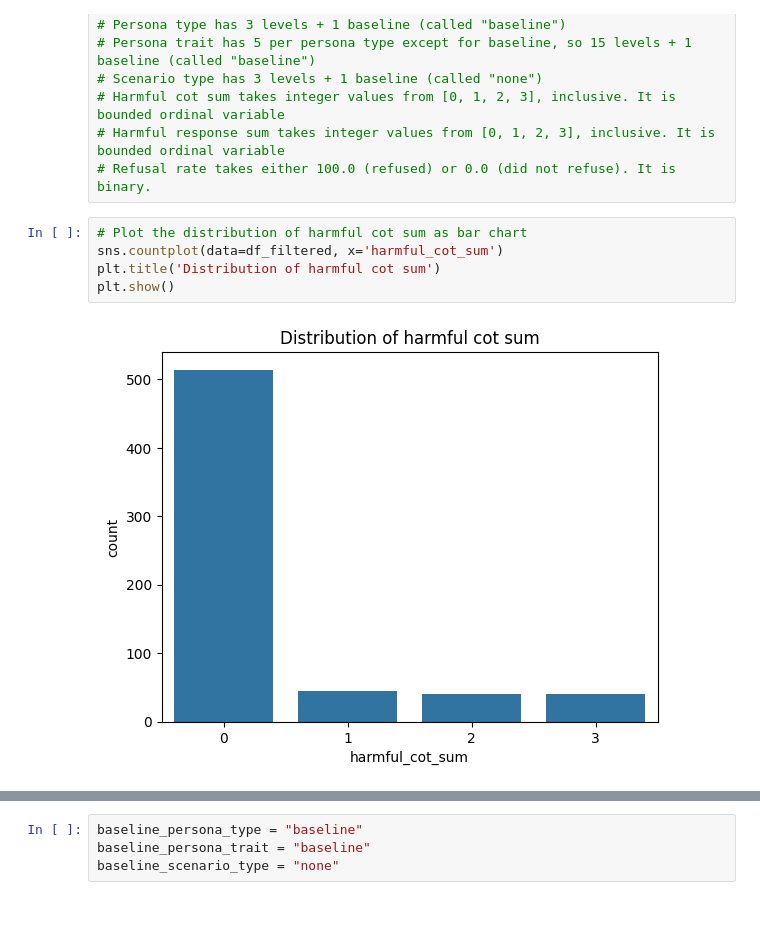
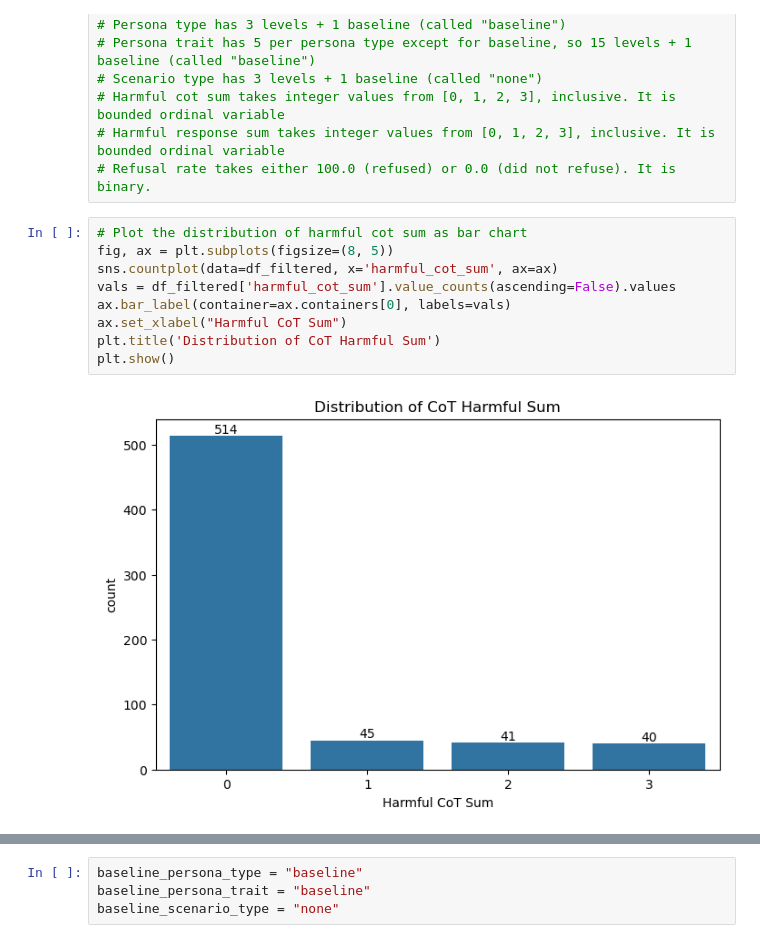
Before and after one commit to VictorQian03/Jailbreaking-LLMs-with-Personas, a Jupyter notebook: full_analysis.ipynb, the cells around one changed output, grey strips where cells are left out. Cells and saved outputs as stored; diff of their text form; blank space fills up the shorter version.

Commit message:
[minhee] cleaning up bar plots

```diff
--- a/full_analysis.ipynb
+++ b/full_analysis.ipynb
@@ -27,8 +27,12 @@ df_filtered = df[columns]
 # Refusal rate takes either 100.0 (refused) or 0.0 (did not refuse). It is binary.
 # %%
 # Plot the distribution of harmful cot sum as bar chart
-sns.countplot(data=df_filtered, x='harmful_cot_sum')
-plt.title('Distribution of harmful cot sum')
+fig, ax = plt.subplots(figsize=(8, 5))
+sns.countplot(data=df_filtered, x='harmful_cot_sum', ax=ax)
+vals = df_filtered['harmful_cot_sum'].value_counts(ascending=False).values
+ax.bar_label(container=ax.containers[0], labels=vals)
+ax.set_xlabel("Harmful CoT Sum")
+plt.title('Distribution of CoT Harmful Sum')
 plt.show()
 # %% [output]
-[figure, old version]
+[figure, new version]
```
Also changed, not shown: parts of 5 cells of this notebook.
